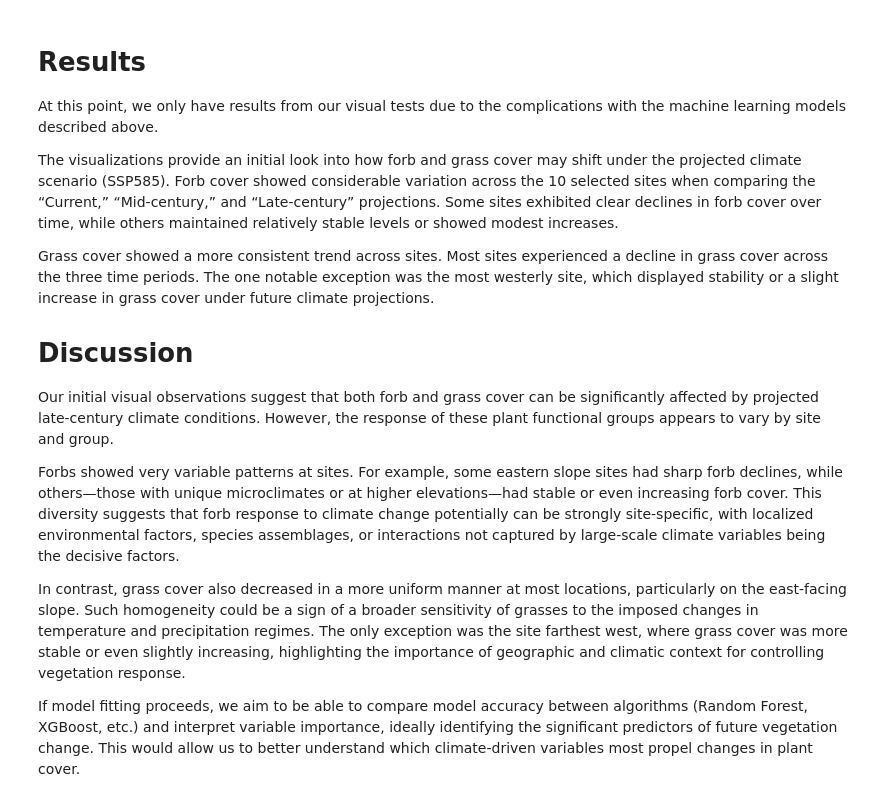
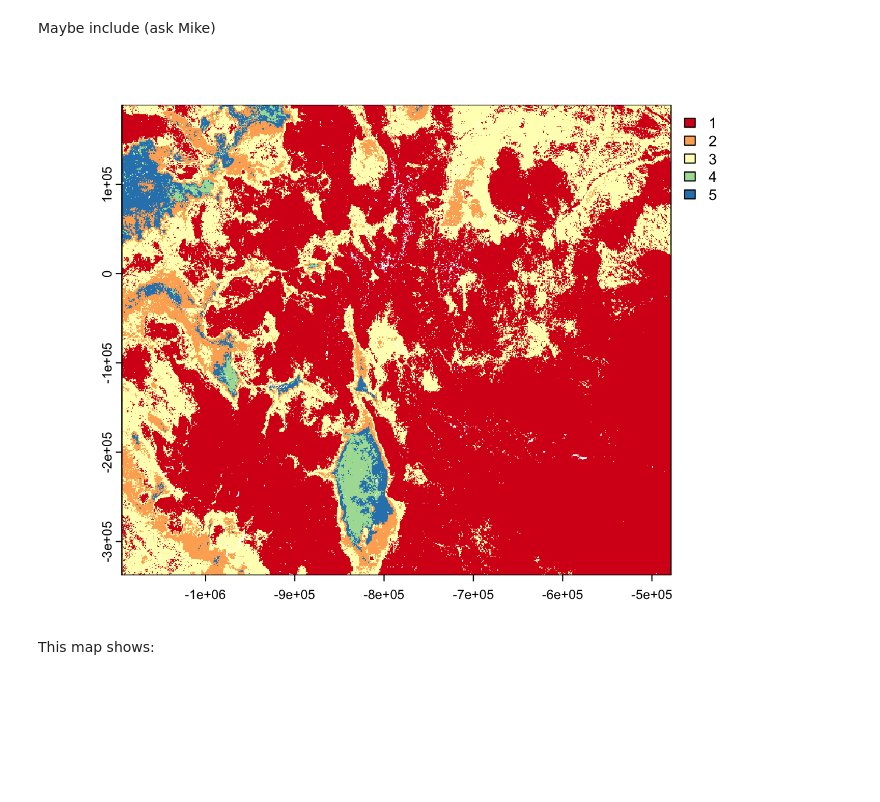
Before and after one commit to mchippy01/330-final-project, a Jupyter notebook: docs/index.embed.ipynb, the cells around one changed output. Cells and saved outputs as stored; diff of their text form; code cells hidden in the pictures; blank space fills up the shorter version.

```diff
--- a/docs/index.embed.ipynb
+++ b/docs/index.embed.ipynb
@@ -32,14 +30,0 @@ The following object is masked from 'package:tidyr':
-# %%
-# bring in forb data
-r <- rast(c(
-  "data/sl_forb_current.tiff",
-  "data/sl_forb_mid_585.tiff",
-  "data/sl_forb_late_585.tiff"
-))
-
-#bring in grass data
-g <- rast(c('data/sl_grass_current.tiff','data/sl_grass_late_585.tiff', 'data/sl_grass_mid_585.tiff' ))
-
-
-# Load and join historic  data
-Invasive_data <- read_csv("data/CO_INVASIVE_SUBPLOT_SPP.csv")
@@ -450,18 +30,0 @@ nn_wf <- workflow() %>%
-# %% [markdown]
-# Results
-
-At this point, we only have results from our visual tests due to the complications with the machine learning models described above.
-
-The visualizations provide an initial look into how forb and grass cover may shift under the projected climate scenario (SSP585). Forb cover showed considerable variation across the 10 selected sites when comparing the “Current,” “Mid-century,” and “Late-century” projections. Some sites exhibited clear declines in forb cover over time, while others maintained relatively stable levels or showed modest increases.
-
-Grass cover showed a more consistent trend across sites. Most sites experienced a decline in grass cover across the three time periods. The one notable exception was the most westerly site, which displayed stability or a slight increase in grass cover under future climate projections.
-
-# Discussion
-
-Our initial visual observations suggest that both forb and grass cover can be significantly affected by projected late-century climate conditions. However, the response of these plant functional groups appears to vary by site and group.
-
-Forbs showed very variable patterns at sites. For example, some eastern slope sites had sharp forb declines, while others—those with unique microclimates or at higher elevations—had stable or even increasing forb cover. This diversity suggests that forb response to climate change potentially can be strongly site-specific, with localized environmental factors, species assemblages, or interactions not captured by large-scale climate variables being the decisive factors.
-
-In contrast, grass cover also decreased in a more uniform manner at most locations, particularly on the east-facing slope. Such homogeneity could be a sign of a broader sensitivity of grasses to the imposed changes in temperature and precipitation regimes. The only exception was the site farthest west, where grass cover was more stable or even slightly increasing, highlighting the importance of geographic and climatic context for controlling vegetation response.
-
-If model fitting proceeds, we aim to be able to compare model accuracy between algorithms (Random Forest, XGBoost, etc.) and interpret variable importance, ideally identifying the significant predictors of future vegetation change. This would allow us to better understand which climate-driven variables most propel changes in plant cover.
@@ -467,0 +55,19 @@ If model fitting proceeds, we aim to be able to compare model accuracy between a
+# %% [markdown]
+Maybe include (ask Mike)
+# %%
+# 5 is defined by you - no right or wrong answer
+# This take a while to run so be sure to run, save, and comment in your code
+E <- kmeans(vs, 5, iter.max = 100)
+
+# Create a new raster for cluster results
+clus_raster <- r[[1]]
+values(clus_raster) <- NA
+clus_raster[idx] <- E$cluster
+#Purpose: turn the clustering results into spatial raster that matches the original data
+
+# Plot the cluster map
+plot(clus_raster, col = RColorBrewer::brewer.pal(5, "Spectral"))
+# %% [output]
+[figure, added]
+# %% [markdown]
+This map shows:
```
Also changed, not shown: parts of 27 cells of this notebook, 20 other files.
